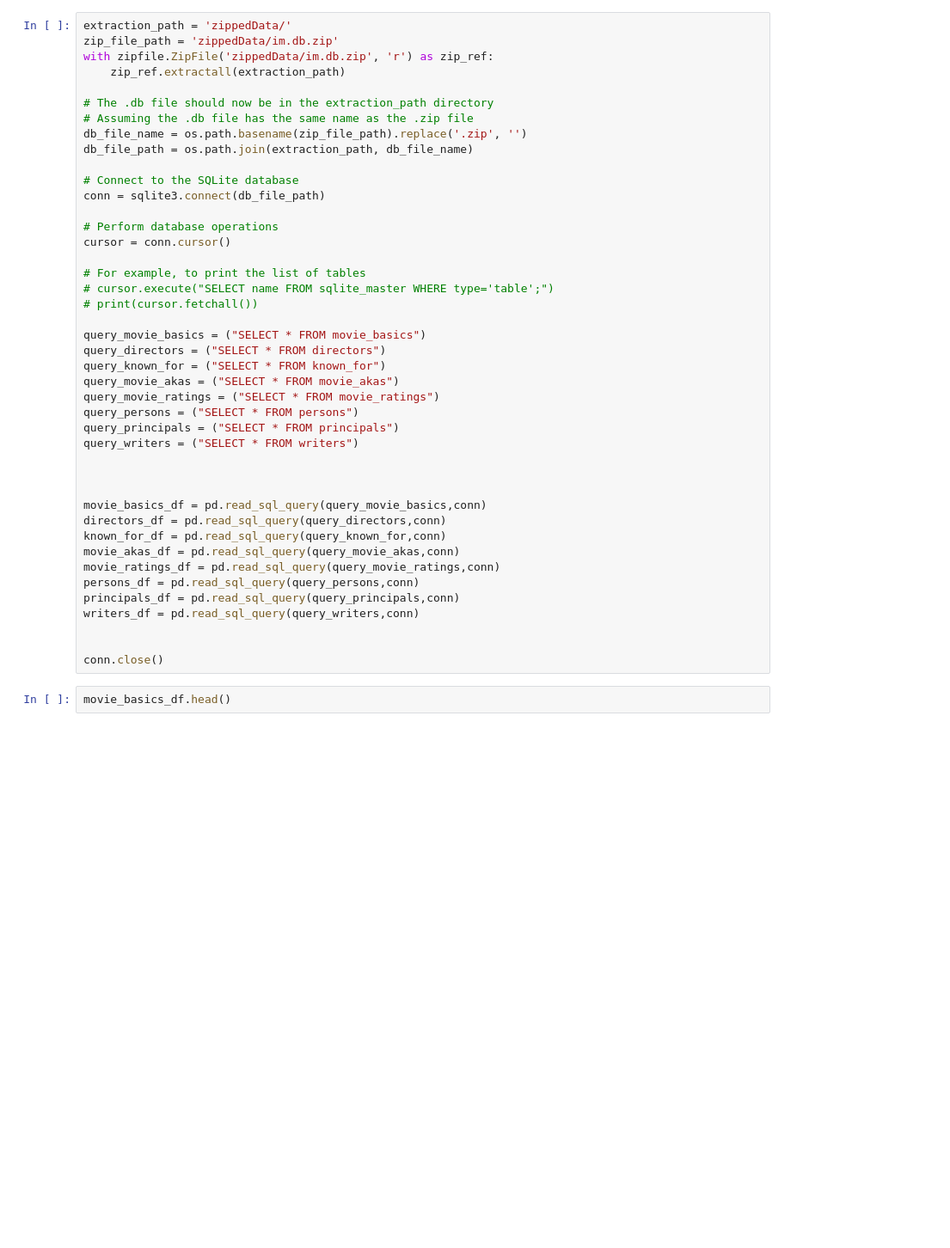
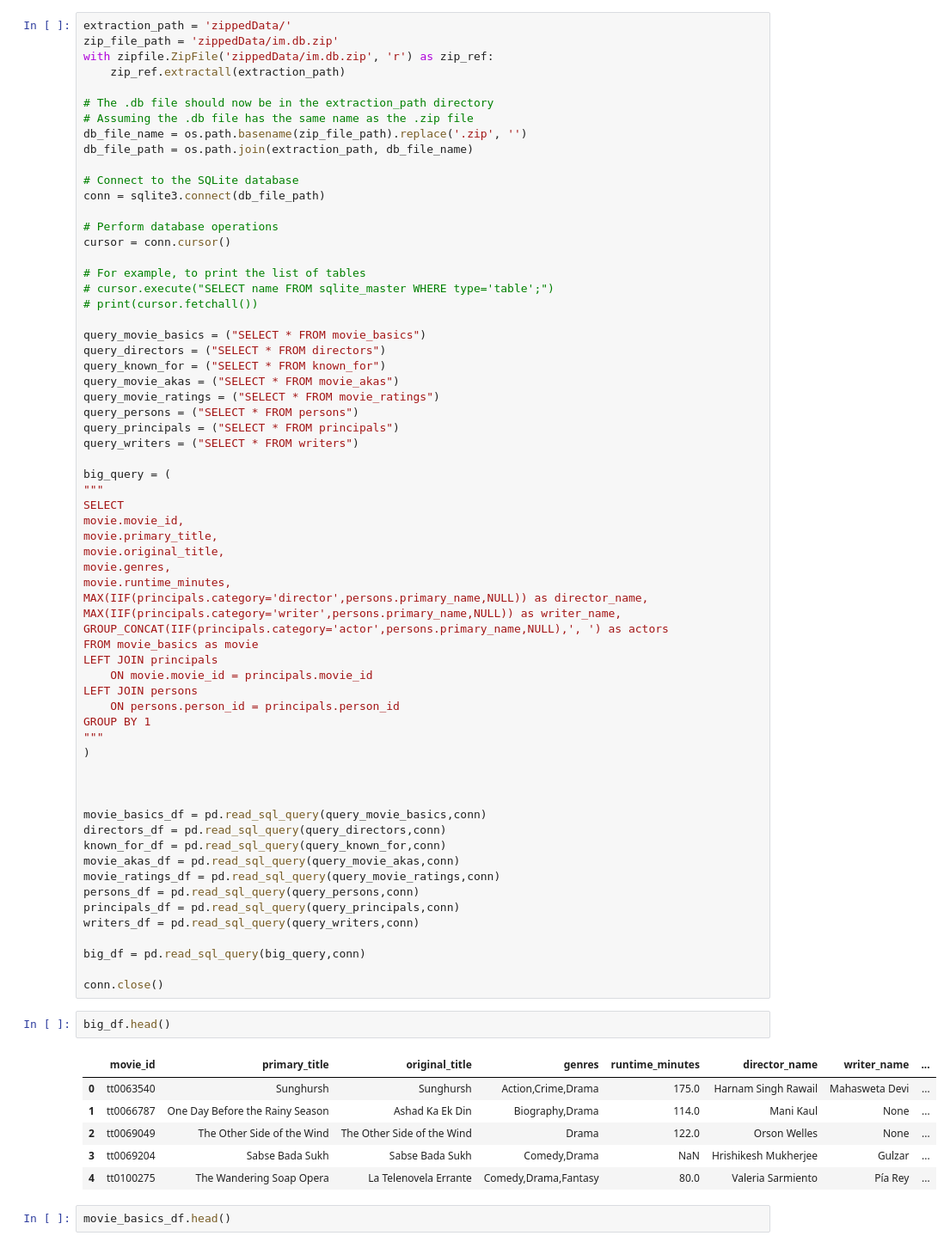
Before and after one commit to Keys2610/dsc-phase-2-project-v3, a Jupyter notebook: data_cleaning.ipynb, the cells around one changed output. Shown: that part at 86% size. Cells and saved outputs as stored; diff of their text form; blank space fills up the shorter version.

```diff
--- a/data_cleaning.ipynb
+++ b/data_cleaning.ipynb
@@ -39,6 +39,26 @@ query_persons = ("SELECT * FROM persons")
 query_principals = ("SELECT * FROM principals")
 query_writers = ("SELECT * FROM writers")
 
+big_query = (
+"""
+SELECT
+movie.movie_id,
+movie.primary_title,
+movie.original_title,
+movie.genres,
+movie.runtime_minutes,
+MAX(IIF(principals.category='director',persons.primary_name,NULL)) as director_name,
+MAX(IIF(principals.category='writer',persons.primary_name,NULL)) as writer_name,
+GROUP_CONCAT(IIF(principals.category='actor',persons.primary_name,NULL),', ') as actors
+FROM movie_basics as movie
+LEFT JOIN principals
+    ON movie.movie_id = principals.movie_id
+LEFT JOIN persons
+    ON persons.person_id = principals.person_id
+GROUP BY 1
+"""
+)
+
 
 
 movie_basics_df = pd.read_sql_query(query_movie_basics,conn)
@@ -50,8 +70,18 @@ persons_df = pd.read_sql_query(query_persons,conn)
 principals_df = pd.read_sql_query(query_principals,conn)
 writers_df = pd.read_sql_query(query_writers,conn)
 
+big_df = pd.read_sql_query(big_query,conn)
 
 conn.close()
+# %%
+big_df.head()
+# %% [output]
+|  | movie_id | primary_title | original_title | genres | runtime_minutes | director_name | writer_name | ... |
+| 0 | tt0063540 | Sunghursh | Sunghursh | Action,Crime,Drama | 175.0 | Harnam Singh Rawail | Mahasweta Devi | ... |
+| 1 | tt0066787 | One Day Before the Rainy Season | Ashad Ka Ek Din | Biography,Drama | 114.0 | Mani Kaul | None | ... |
+| 2 | tt0069049 | The Other Side of the Wind | The Other Side of the Wind | Drama | 122.0 | Orson Welles | None | ... |
+| 3 | tt0069204 | Sabse Bada Sukh | Sabse Bada Sukh | Comedy,Drama | NaN | Hrishikesh Mukherjee | Gulzar | ... |
+| 4 | tt0100275 | The Wandering Soap Opera | La Telenovela Errante | Comedy,Drama,Fantasy | 80.0 | Valeria Sarmiento | Pía Rey | ... |
 # %%
 movie_basics_df.head()
 # %% [output]
```
Also changed, not shown: parts of 17 cells of this notebook.
